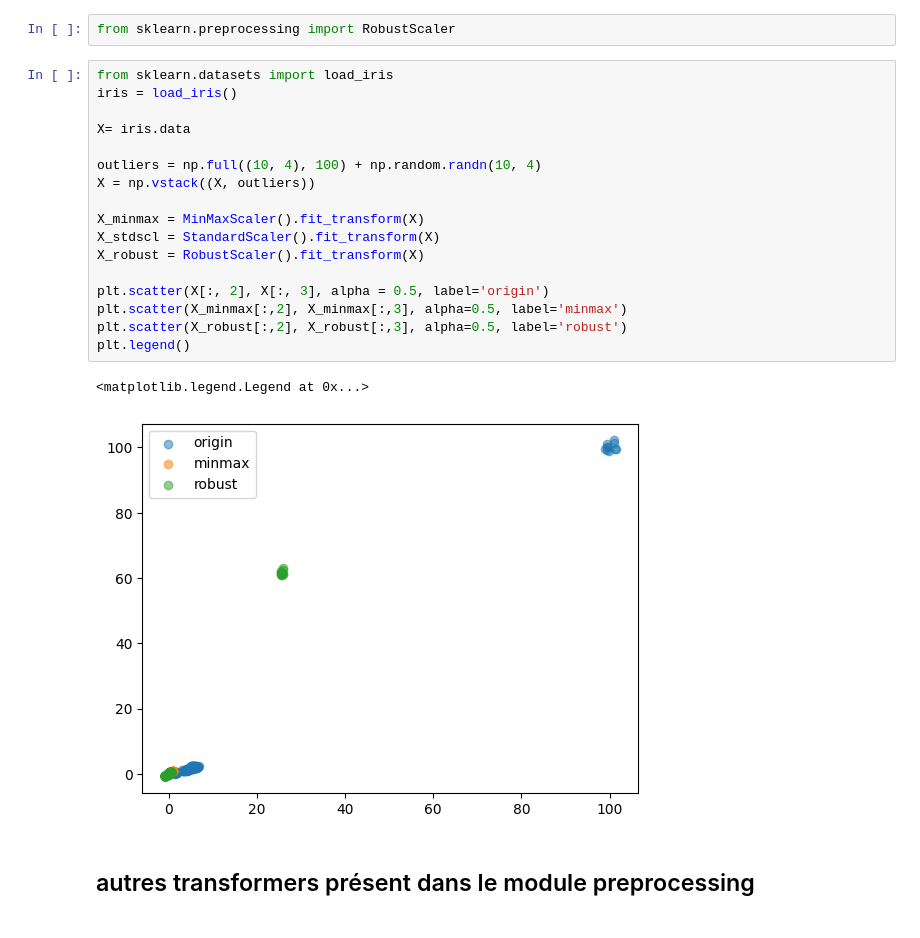
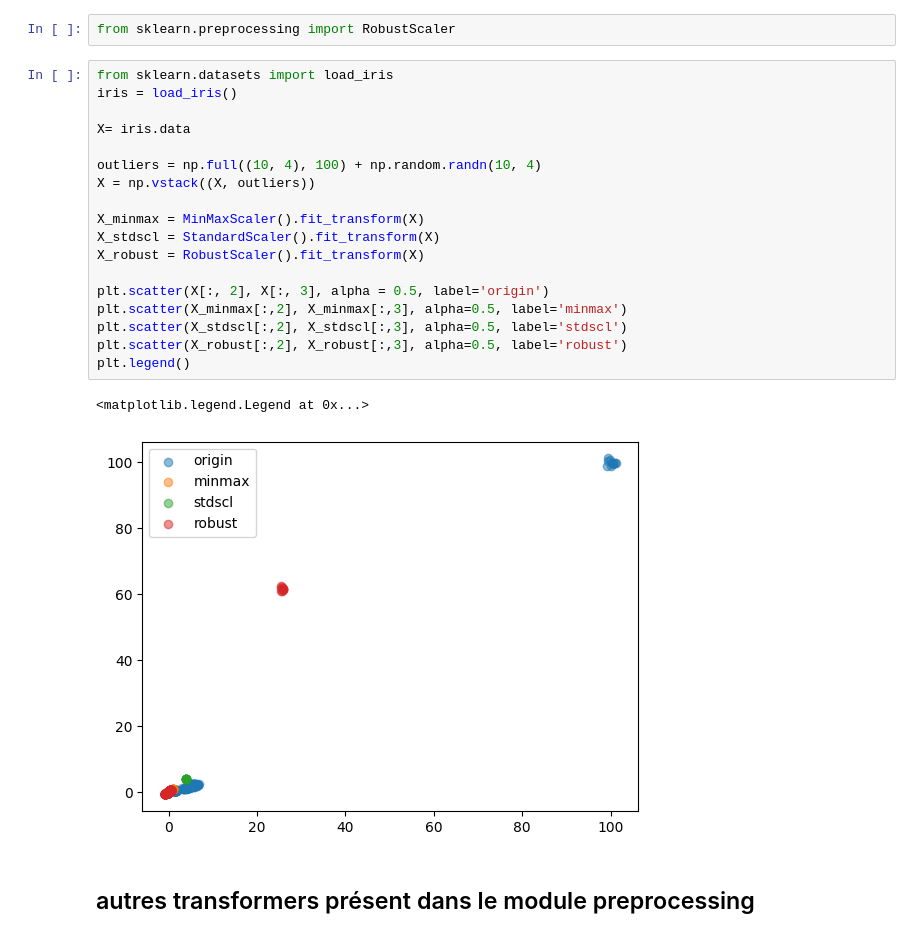
Before and after one commit to marcottemickyncrea/PythonWork, a Jupyter notebook: machine_learning_pre-processing_pipeline.ipynb, the cells around one changed output. Drawn from its saved outputs; the diff is of its cells as text.

```diff
--- a/machine_learning_pre-processing_pipeline.ipynb
+++ b/machine_learning_pre-processing_pipeline.ipynb
@@ -163,23 +165,24 @@ from sklearn.preprocessing import RobustScaler
 # %%
 from sklearn.datasets import load_iris
 iris = load_iris()
 
 X= iris.data
 
 outliers = np.full((10, 4), 100) + np.random.randn(10, 4)
 X = np.vstack((X, outliers))
 
 X_minmax = MinMaxScaler().fit_transform(X)
 X_stdscl = StandardScaler().fit_transform(X)
 X_robust = RobustScaler().fit_transform(X)
 
 plt.scatter(X[:, 2], X[:, 3], alpha = 0.5, label='origin')
 plt.scatter(X_minmax[:,2], X_minmax[:,3], alpha=0.5, label='minmax')
+plt.scatter(X_stdscl[:,2], X_stdscl[:,3], alpha=0.5, label='stdscl')
 plt.scatter(X_robust[:,2], X_robust[:,3], alpha=0.5, label='robust')
 plt.legend()
 # %% [output]
 <matplotlib.legend.Legend at 0x...>
-[figure, old version]
+[figure, new version]
 # %% [markdown]
 ## autres transformers présent dans le module preprocessing
 # %% [markdown]
```
Also changed, not shown: parts of 33 cells of this notebook, 4 other files.
